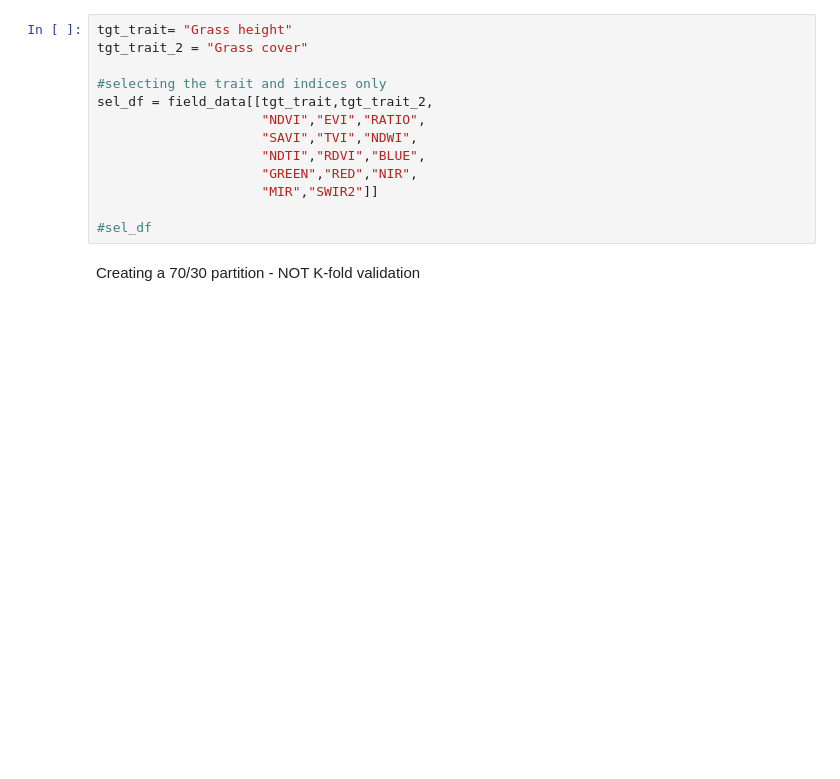
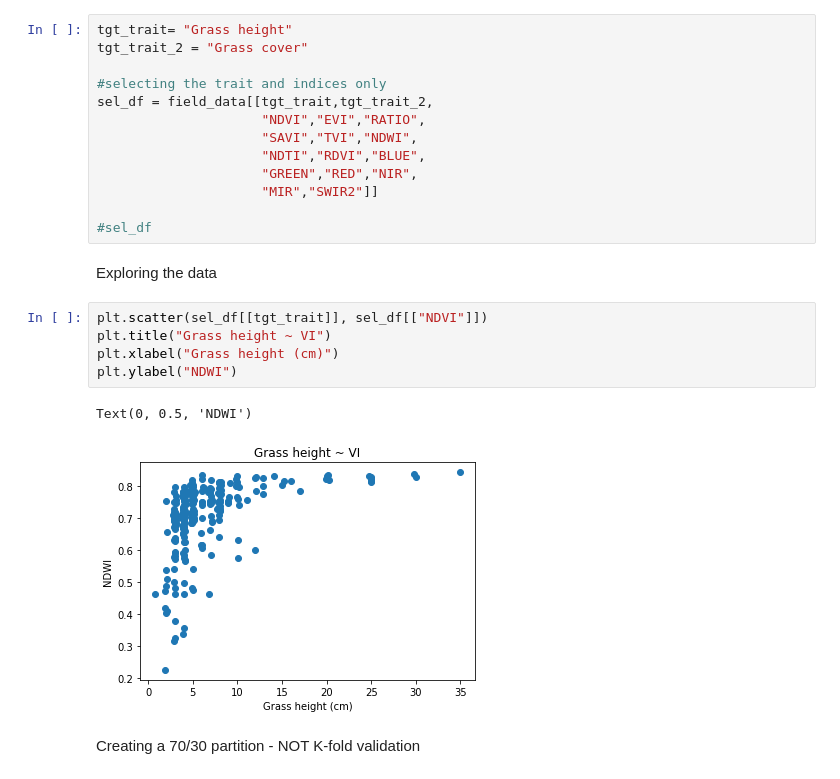
Before and after one commit to nunocesarsa/GoogleColab_public, a Jupyter notebook: GP_Augmentation_OVPGrass.ipynb, the cells around one changed output. Saved outputs shown, nothing was run; the diff lists cells and outputs as text; blank space fills up the shorter version.

```diff
--- a/GP_Augmentation_OVPGrass.ipynb
+++ b/GP_Augmentation_OVPGrass.ipynb
@@ -87,6 +85,16 @@ sel_df = field_data[[tgt_trait,tgt_trait_2,
                      "MIR","SWIR2"]]
 
 #sel_df
+# %% [markdown]
+Exploring the data
+# %%
+plt.scatter(sel_df[[tgt_trait]], sel_df[["NDVI"]])
+plt.title("Grass height ~ VI")
+plt.xlabel("Grass height (cm)")
+plt.ylabel("NDWI")
+# %% [output]
+Text(0, 0.5, 'NDWI')
+[figure, added]
 # %% [markdown]
 Creating a 70/30 partition - NOT K-fold validation
 # %%
```
Also changed, not shown: parts of 13 cells of this notebook.
